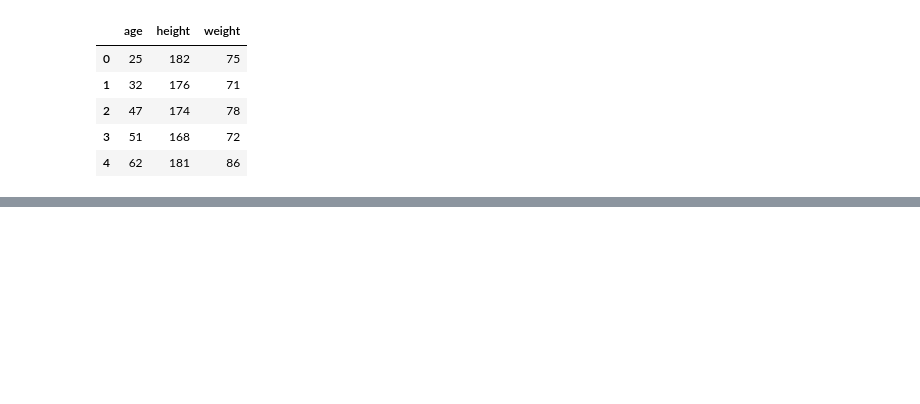
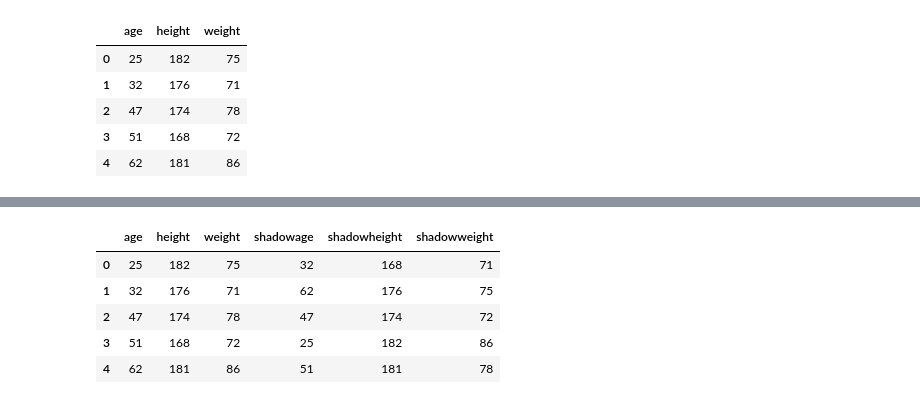
Before and after one commit to MAyub114/feature_selection, a Jupyter notebook: boruta.ipynb, the cells around one changed output, grey strips where cells are left out. Saved outputs shown, nothing was run; the diff lists cells and outputs as text; code cells hidden in the pictures; blank space fills up the shorter version.

Commit message:
how Boruta works

```diff
--- a/boruta.ipynb
+++ b/boruta.ipynb
@@ -31,0 +54,17 @@ Name: income, dtype: int64
+# %%
+# Create X_shadow by randomly permuting each columm of X
+np.random.seed(42)
+X_shadow = X.apply(np.random.permutation)
+X_shadow.columns = ['shadow' + feature for feature in X.columns]
+
+# Create X_boruta by appending X_shadow to X
+X_boruta = pd.concat([X, X_shadow], axis=1)
+
+X_boruta
+# %% [output]
+|  | age | height | weight | shadowage | shadowheight | shadowweight |
+| 0 | 25 | 182 | 75 | 32 | 168 | 71 |
+| 1 | 32 | 176 | 71 | 62 | 176 | 75 |
+| 2 | 47 | 174 | 78 | 47 | 174 | 72 |
+| 3 | 51 | 168 | 72 | 25 | 182 | 86 |
+| 4 | 62 | 181 | 86 | 51 | 181 | 78 |
```
Also changed, not shown: parts of 13 cells of this notebook.
